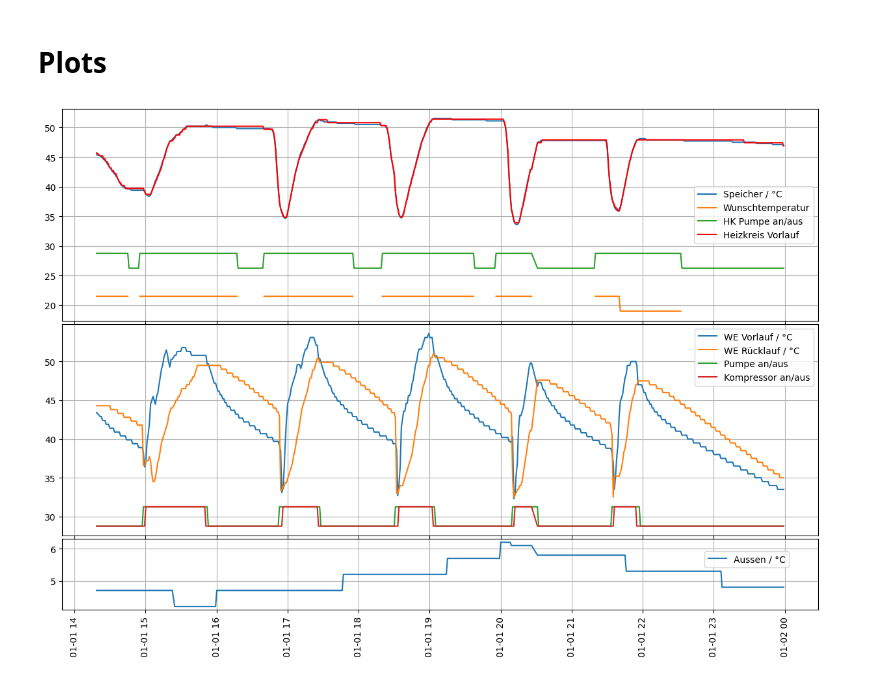
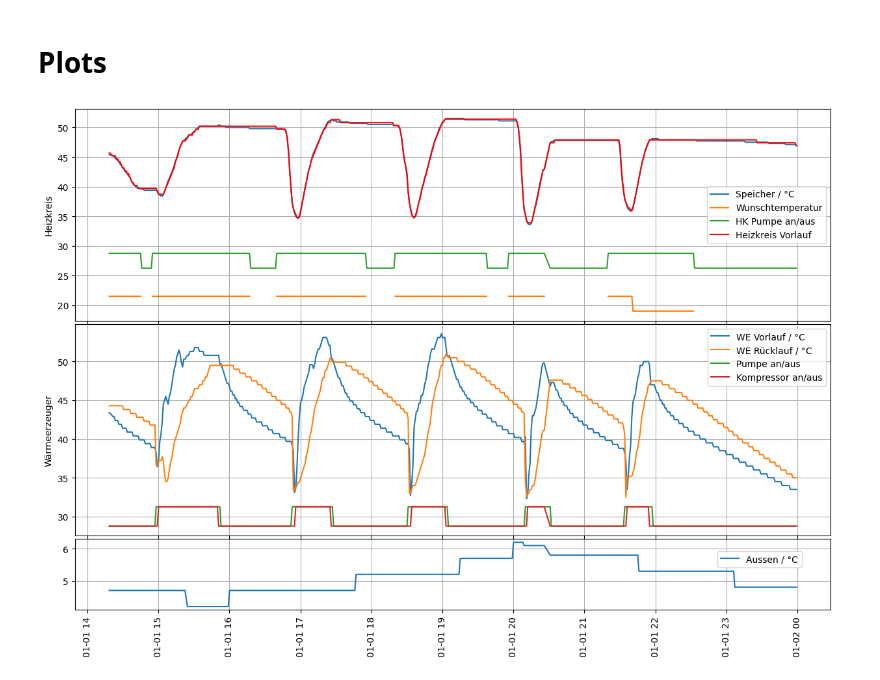
Before and after one commit to jscheidtmann/Vitocal250A, a Jupyter notebook: heatpump_visuals.ipynb, the cells around one changed output. Drawn from its saved outputs; the diff is of its cells as text; code cells hidden in the pictures.

Commit message:
Make sure the graphic is created using a fresh kernel

```diff
--- a/heatpump_visuals.ipynb
+++ b/heatpump_visuals.ipynb
@@ -58,12 +58,12 @@ df.describe(include='all')
 # %% [markdown]
 # Plots
 # %%
+import matplotlib.pyplot as plt
 import matplotlib.gridspec as gridspec
 
 fig = plt.figure(figsize=(15,10))
 gs = gridspec.GridSpec(3,1, height_ratios=[3,3,1])
 
-ax1.set_title("Heizkreis")
 ax1 = fig.add_subplot(gs[0])
 ax2 = fig.add_subplot(gs[1])
 ax3 = fig.add_subplot(gs[2])
@@ -75,33 +75,35 @@ ax.plot(df.Timestamp, df.SpeicherTemp, label='Speicher / °C')
 ax.plot(df.Timestamp, df.HKWunschTemp1, label='Wunschtemperatur')
 ax.plot(df.Timestamp, df.HKPumpeAktiv*2.5+26.25, label='HK Pumpe an/aus')
 ax.plot(df.Timestamp, df.HKSupplyTemp, label='Heizkreis Vorlauf', color='red')
+ax.set_ylabel('Heizkreis')
 ax.grid(True)
 
 # Turn off x-axis label and ticks for the upper subplot (ax1)
 ax.set_xlabel('')  # Remove the x-axis label
 ax.set_xticklabels([])  # Remove x-axis tick labels
 
 ax.legend()
 
 ax = ax2
 ax.plot(df.Timestamp, df.WEVorlauf, label='WE Vorlauf / °C')
 ax.plot(df.Timestamp, df.WERücklauf, label='WE Rücklauf / °C')
 ax.plot(df.Timestamp, df.WEPumpe*2.5 + 30-1.25, label='Pumpe an/aus')
 ax.plot(df.Timestamp, df.KompressorStatus*2.5 + 30-1.25, label='Kompressor an/aus')
+ax.set_ylabel('Wärmeerzeuger')
 ax.grid(True)
 ax.legend()
 
 # Turn off x-axis label and ticks for the upper subplot (ax1)
 ax.set_xlabel('')  # Remove the x-axis label
 ax.set_xticklabels([])  # Remove x-axis tick labels
 
 ax3.plot(df.Timestamp, df.AussenTemperatur, label='Aussen / °C')
 
 plt.subplots_adjust(hspace=0.02)
 plt.legend(loc=(0.85,0.6))
 plt.grid(True)
 plt.xticks(rotation=90)
 plt.savefig('2025-01-01.png', format='png', dpi=300, bbox_inches='tight')
 plt.show()
 # %% [output]
-[figure, old version]
+[figure, new version]
```
